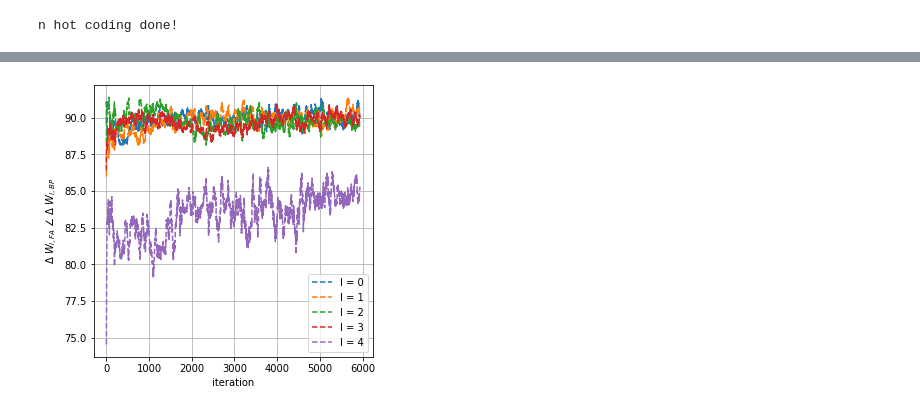
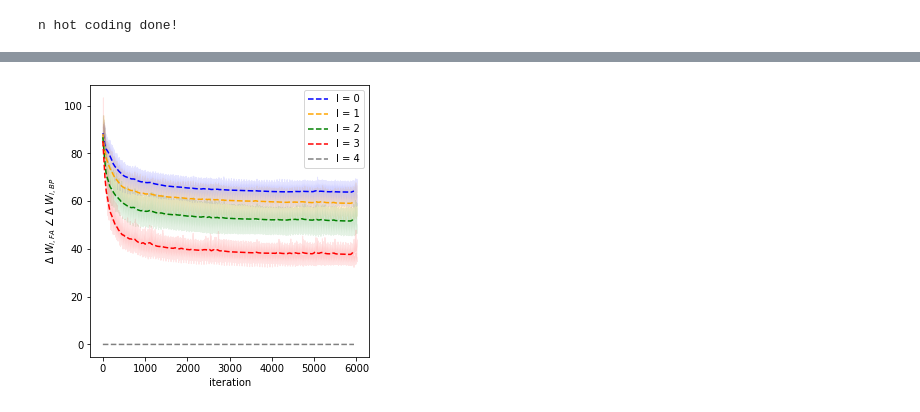
Before and after one commit to ARMINPAN/Advance-Neuroscience-FInal-Project, a Jupyter notebook: Main.ipynb, the cells around one changed output, grey strips where cells are left out. Saved outputs shown, nothing was run; the diff lists cells and outputs as text; code cells hidden in the pictures.

```diff
--- a/Main.ipynb
+++ b/Main.ipynb
@@ -127,10 +129,17 @@ for k in range (epoch_num):
 
     for j in range (number_of_iterations):
         angles2[k,j] = angleCal(forward_weight_1, backward_weight_1.T)
+
+        delta1 = torch.multiply(error_delta1,ReLU_deriv(Z1))
         Z1 = torch.matmul(input_layer, forward_weight_0)
         hidden_layer_1 = ReLU(Z1)
+        Z2 = torch.matmul(hidden_layer_1, forward_weight_1)
+        hidden_layer_2 = ReLU(Z2)
+
         delta1 = torch.multiply(error_delta1,ReLU_deriv(Z1))
         delta_w0 = LR*torch.matmul(input_layer.T, delta1)
+
+        error_delta2 = torch.multiply(error_delta2,ReLU_deriv(Z2))
         delta2 = torch.clone(error_delta2)
         delta_w1 = LR*torch.matmul(hidden_layer_1.T, delta2)
         forward_weight_0 += delta_w0
@@ -509,8 +585,8 @@ def loss_val_testdata(w0,w1,w2,w3,w4,b1,b2,b3,b4,b5,categories_nhot,y_test_nhot,
 
   # accuracy on test data - dont run if running other next parts pls
 
-  batch_size = 1
-  batch_num = int(x_te_norm.shape[0]/batch_size)
+  batch_size = 10000
+  batch_num = 1
   im_size = 15*15
   input_layer = x_te_norm.reshape((batch_num,batch_size,im_size))
   loss_training = torch.zeros((batch_num), device=dev)
@@ -1895,52 +2096,53 @@ NameError: ignored
 # %%
 # plot the angle between delta w in backpropagation and feedback alignment- Fig 7C
 
 window_size = 60
 
-
 fig, ax = plt.subplots(1,1,figsize=(5,5))
 
-ax.plot(np.arange(1,epoch_num*batch_num+2-window_size),moving_avg(np.mean(alignment_dw_fa_bp[:,0,:].cpu().numpy(),axis=(0)), window_size),'--')
-ax.plot(np.arange(1,epoch_num*batch_num+2-window_size),moving_avg(np.mean(alignment_dw_fa_bp[:,1,:].cpu().numpy(),axis=(0)), window_size),'--')
-ax.plot(np.arange(1,epoch_num*batch_num+2-window_size),moving_avg(np.mean(alignment_dw_fa_bp[:,2,:].cpu().numpy(),axis=(0)), window_size),'--')
-ax.plot(np.arange(1,epoch_num*batch_num+2-window_size),moving_avg(np.mean(alignment_dw_fa_bp[:,3,:].cpu().numpy(),axis=(0)), window_size),'--')
-ax.plot(np.arange(1,epoch_num*batch_num+2-window_size),moving_avg(np.mean(alignment_dw_fa_bp[:,4,:].cpu().numpy(),axis=(0)), window_size),'--')
+ax.plot(np.arange(1,epoch_num*batch_num+2-window_size),moving_avg(np.mean(alignment_dw_fa_bp[:,0,:].cpu().numpy(),axis=(0)), window_size),'--',color='blue')
+ax.plot(np.arange(1,epoch_num*batch_num+2-window_size),moving_avg(np.mean(alignment_dw_fa_bp[:,1,:].cpu().numpy(),axis=(0)), window_size),'--',color='orange')
+ax.plot(np.arange(1,epoch_num*batch_num+2-window_size),moving_avg(np.mean(alignment_dw_fa_bp[:,2,:].cpu().numpy(),axis=(0)), window_size),'--',color='green')
+ax.plot(np.arange(1,epoch_num*batch_num+2-window_size),moving_avg(np.mean(alignment_dw_fa_bp[:,3,:].cpu().numpy(),axis=(0)), window_size),'--',color='red')
+ax.plot(np.arange(1,epoch_num*batch_num+2-window_size),np.nanmean(alignment_dw_fa_bp[:,4,0:epoch_num*batch_num+1-window_size].cpu().numpy(),axis=(0)),'--',color='gray')
 
 
 
-# ax.fill_between(np.arange(1,epoch_num*batch_num+1),\
-#                 np.mean(alignment_dw_fa_bp[:,0,:].cpu().numpy(),axis=(0))-np.std(alignment_dw_fa_bp[:,0,:].cpu().numpy(),axis=(0))/2,\
-#                 np.mean(alignment_dw_fa_bp[:,0,:].cpu().numpy(),axis=(0))+np.std(alignment_dw_fa_bp[:,0,:].cpu().numpy(),axis=(0))/2,\
-#                 color='blue', alpha=.1);
+ax.fill_between(np.arange(1,epoch_num*batch_num+1),\
+                np.mean(alignment_dw_fa_bp[:,0,:].cpu().numpy(),axis=(0))-np.std(alignment_dw_fa_bp[:,0,:].cpu().numpy(),axis=(0))/2,\
+                np.mean(alignment_dw_fa_bp[:,0,:].cpu().numpy(),axis=(0))+np.std(alignment_dw_fa_bp[:,0,:].cpu().numpy(),axis=(0))/2,\
+                color='blue', alpha=.1);
 
-# ax.fill_between(np.arange(1,epoch_num*batch_num+1),\
-#                 np.mean(alignment_dw_fa_bp[:,1,:].cpu().numpy(),axis=(0))-np.std(alignment_dw_fa_bp[:,1,:].cpu().numpy(),axis=(0))/2,\
-#                 np.mean(alignment_dw_fa_bp[:,1,:].cpu().numpy(),axis=(0))+np.std(alignment_dw_fa_bp[:,1,:].cpu().numpy(),axis=(0))/2,\
-#                 color='orange', alpha=.1);
+ax.fill_between(np.arange(1,epoch_num*batch_num+1),\
+                np.mean(alignment_dw_fa_bp[:,1,:].cpu().numpy(),axis=(0))-np.std(alignment_dw_fa_bp[:,1,:].cpu().numpy(),axis=(0))/2,\
+                np.mean(alignment_dw_fa_bp[:,1,:].cpu().numpy(),axis=(0))+np.std(alignment_dw_fa_bp[:,1,:].cpu().numpy(),axis=(0))/2,\
+                color='orange', alpha=.1);
 
-# ax.fill_between(np.arange(1,epoch_num*batch_num+1),\
-#                 np.mean(alignment_dw_fa_bp[:,2,:].cpu().numpy(),axis=(0))-np.std(alignment_dw_fa_bp[:,2,:].cpu().numpy(),axis=(0))/2,\
-#                 np.mean(alignment_dw_fa_bp[:,2,:].cpu().numpy(),axis=(0))+np.std(alignment_dw_fa_bp[:,2,:].cpu().numpy(),axis=(0))/2,\
-#                 color='green', alpha=.1);
+ax.fill_between(np.arange(1,epoch_num*batch_num+1),\
+                np.mean(alignment_dw_fa_bp[:,2,:].cpu().numpy(),axis=(0))-np.std(alignment_dw_fa_bp[:,2,:].cpu().numpy(),axis=(0))/2,\
+                np.mean(alignment_dw_fa_bp[:,2,:].cpu().numpy(),axis=(0))+np.std(alignment_dw_fa_bp[:,2,:].cpu().numpy(),axis=(0))/2,\
+                color='green', alpha=.1);
 
-# ax.fill_between(np.arange(1,epoch_num*batch_num+1),\
-#                 np.mean(alignment_dw_fa_bp[:,3,:].cpu().numpy(),axis=(0))-np.std(alignment_dw_fa_bp[:,3,:].cpu().numpy(),axis=(0))/2,\
-#                 np.mean(alignment_dw_fa_bp[:,3,:].cpu().numpy(),axis=(0))+np.std(alignment_dw_fa_bp[:,3,:].cpu().numpy(),axis=(0))/2,\
-#                 color='red', alpha=.1);
+ax.fill_between(np.arange(1,epoch_num*batch_num+1),\
+                np.mean(alignment_dw_fa_bp[:,3,:].cpu().numpy(),axis=(0))-np.std(alignment_dw_fa_bp[:,3,:].cpu().numpy(),axis=(0))/2,\
+                np.mean(alignment_dw_fa_bp[:,3,:].cpu().numpy(),axis=(0))+np.std(alignment_dw_fa_bp[:,3,:].cpu().numpy(),axis=(0))/2,\
+                color='red', alpha=.1);
 
-# ax.fill_between(np.arange(1,epoch_num*batch_num+1),\
-#                 np.mean(alignment_dw_fa_bp[:,4,:].cpu().numpy(),axis=(0))-np.std(alignment_dw_fa_bp[:,4,:].cpu().numpy(),axis=(0))/2,\
-#                 np.mean(alignment_dw_fa_bp[:,4,:].cpu().numpy(),axis=(0))+np.std(alignment_dw_fa_bp[:,4,:].cpu().numpy(),axis=(0))/2,\
-#                 color='purple', alpha=.1);
+ax.fill_between(np.arange(1,epoch_num*batch_num+1),\
+                np.mean(alignment_dw_fa_bp[:,4,:].cpu().numpy(),axis=(0))-np.std(alignment_dw_fa_bp[:,4,:].cpu().numpy(),axis=(0))/2,\
+                np.mean(alignment_dw_fa_bp[:,4,:].cpu().numpy(),axis=(0))+np.std(alignment_dw_fa_bp[:,4,:].cpu().numpy(),axis=(0))/2,\
+                color='gray', alpha=.1);
 
 
 
 ax.set_ylabel(r'$\Delta$ $W_{l,FA}$ $\angle$ $\Delta$ $W_{l,BP}$')
 ax.set_xlabel('iteration')
 ax.legend(['l = 0','l = 1','l = 2','l = 3','l = 4'],loc='best')
-ax.grid(True)
+
+resolution_value = 1200
+plt.savefig("Fig7_c.png", format="png", dpi=resolution_value)
 # %% [output]
-[figure, old version]
+[figure, new version]
 # %%
 ######################################## feedback alignment and backpropagation comparing with PCA
 import pandas as pd
```
Also changed, not shown: parts of 35 cells of this notebook.
